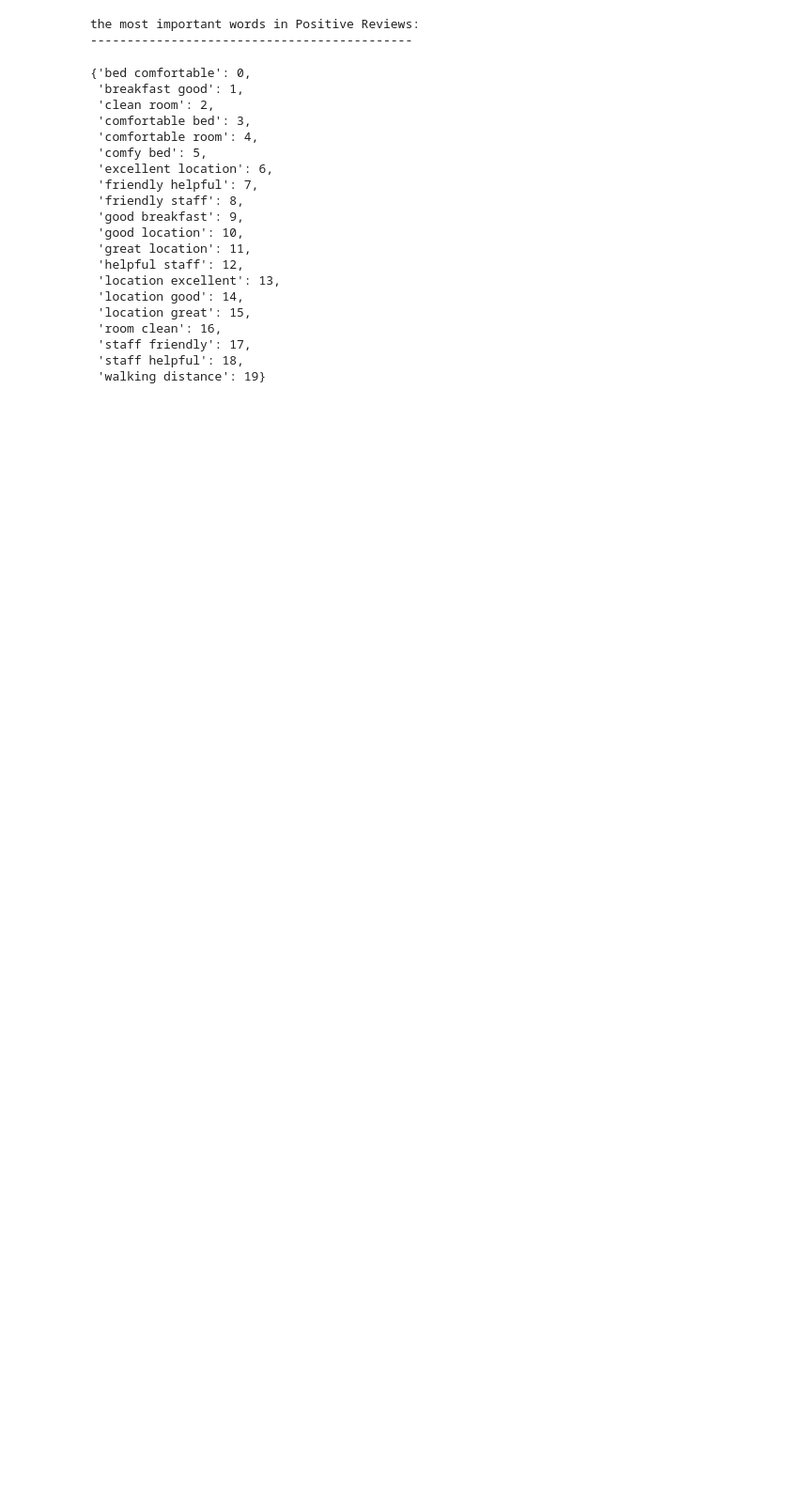
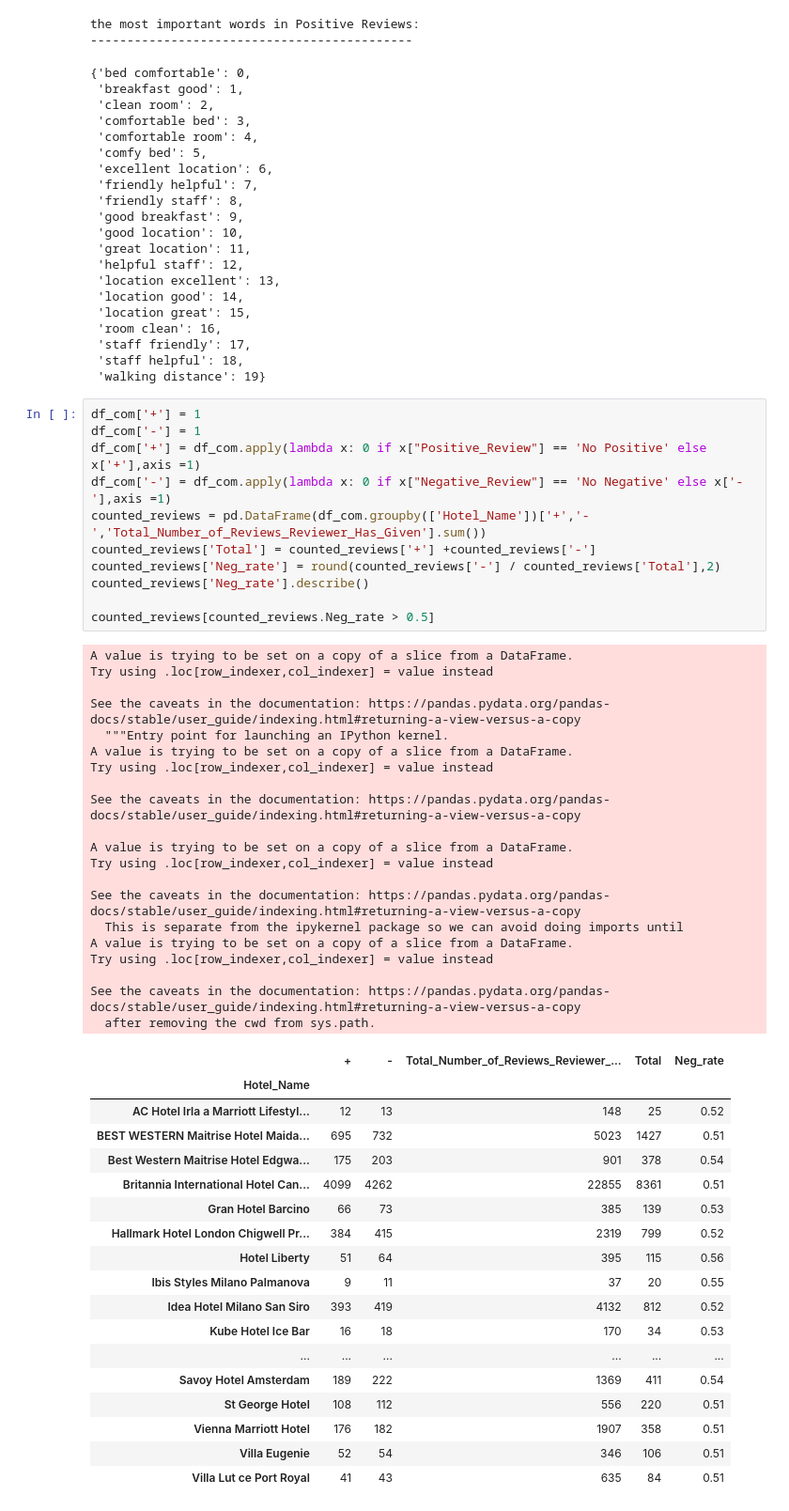
Before and after one commit to ArvindRajen/Conceptual_Analysis, a Jupyter notebook: Hotel_Reviews_EDA.ipynb, the cells around one changed output. Shown at 94% size. Saved outputs shown, nothing was run; the diff lists cells and outputs as text; blank space fills up the shorter version.

```diff
--- a/Hotel_Reviews_EDA.ipynb
+++ b/Hotel_Reviews_EDA.ipynb
@@ -225,3 +225,53 @@ the most important words in Positive Reviews:
  'staff friendly': 17,
  'staff helpful': 18,
  'walking distance': 19}
+# %%
+df_com['+'] = 1
+df_com['-'] = 1
+df_com['+'] = df_com.apply(lambda x: 0 if x["Positive_Review"] == 'No Positive' else x['+'],axis =1)
+df_com['-'] = df_com.apply(lambda x: 0 if x["Negative_Review"] == 'No Negative' else x['-'],axis =1)
+counted_reviews = pd.DataFrame(df_com.groupby(['Hotel_Name'])['+','-','Total_Number_of_Reviews_Reviewer_Has_Given'].sum())
+counted_reviews['Total'] = counted_reviews['+'] +counted_reviews['-']
+counted_reviews['Neg_rate'] = round(counted_reviews['-'] / counted_reviews['Total'],2)
+counted_reviews['Neg_rate'].describe()
+
+counted_reviews[counted_reviews.Neg_rate > 0.5]
+# %% [output]
+A value is trying to be set on a copy of a slice from a DataFrame.
+Try using .loc[row_indexer,col_indexer] = value instead
+
+See the caveats in the documentation: https://pandas.pydata.org/pandas-docs/stable/user_guide/indexing.html#returning-a-view-versus-a-copy
+  """Entry point for launching an IPython kernel.
+A value is trying to be set on a copy of a slice from a DataFrame.
+Try using .loc[row_indexer,col_indexer] = value instead
+
+See the caveats in the documentation: https://pandas.pydata.org/pandas-docs/stable/user_guide/indexing.html#returning-a-view-versus-a-copy
+
+A value is trying to be set on a copy of a slice from a DataFrame.
+Try using .loc[row_indexer,col_indexer] = value instead
+
+See the caveats in the documentation: https://pandas.pydata.org/pandas-docs/stable/user_guide/indexing.html#returning-a-view-versus-a-copy
+  This is separate from the ipykernel package so we can avoid doing imports until
+A value is trying to be set on a copy of a slice from a DataFrame.
+Try using .loc[row_indexer,col_indexer] = value instead
+
+See the caveats in the documentation: https://pandas.pydata.org/pandas-docs/stable/user_guide/indexing.html#returning-a-view-versus-a-copy
+  after removing the cwd from sys.path.
+|  | + | - | Total_Number_of_Reviews_Reviewer_... | Total | Neg_rate |
+| Hotel_Name |  |  |  |  |  |
+| AC Hotel Irla a Marriott Lifestyl... | 12 | 13 | 148 | 25 | 0.52 |
+| BEST WESTERN Maitrise Hotel Maida... | 695 | 732 | 5023 | 1427 | 0.51 |
+| Best Western Maitrise Hotel Edgwa... | 175 | 203 | 901 | 378 | 0.54 |
+| Britannia International Hotel Can... | 4099 | 4262 | 22855 | 8361 | 0.51 |
+| Gran Hotel Barcino | 66 | 73 | 385 | 139 | 0.53 |
+| Hallmark Hotel London Chigwell Pr... | 384 | 415 | 2319 | 799 | 0.52 |
+| Hotel Liberty | 51 | 64 | 395 | 115 | 0.56 |
+| Ibis Styles Milano Palmanova | 9 | 11 | 37 | 20 | 0.55 |
+| Idea Hotel Milano San Siro | 393 | 419 | 4132 | 812 | 0.52 |
+| Kube Hotel Ice Bar | 16 | 18 | 170 | 34 | 0.53 |
+| ... | ... | ... | ... | ... | ... |
+| Savoy Hotel Amsterdam | 189 | 222 | 1369 | 411 | 0.54 |
+| St George Hotel | 108 | 112 | 556 | 220 | 0.51 |
+| Vienna Marriott Hotel | 176 | 182 | 1907 | 358 | 0.51 |
+| Villa Eugenie | 52 | 54 | 346 | 106 | 0.51 |
+| Villa Lut ce Port Royal | 41 | 43 | 635 | 84 | 0.51 |
```
Also changed, not shown: parts of 2 cells of this notebook.
